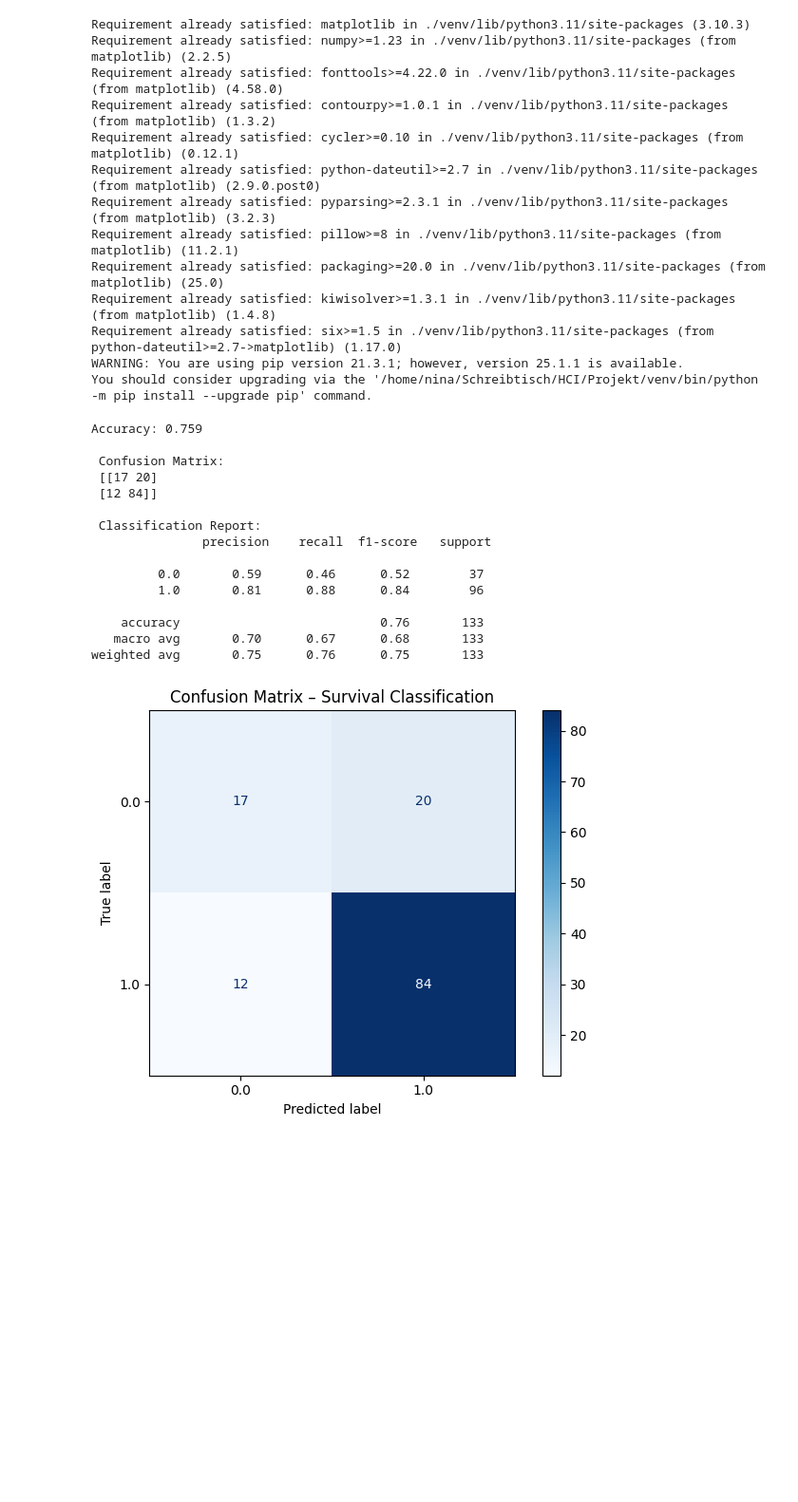
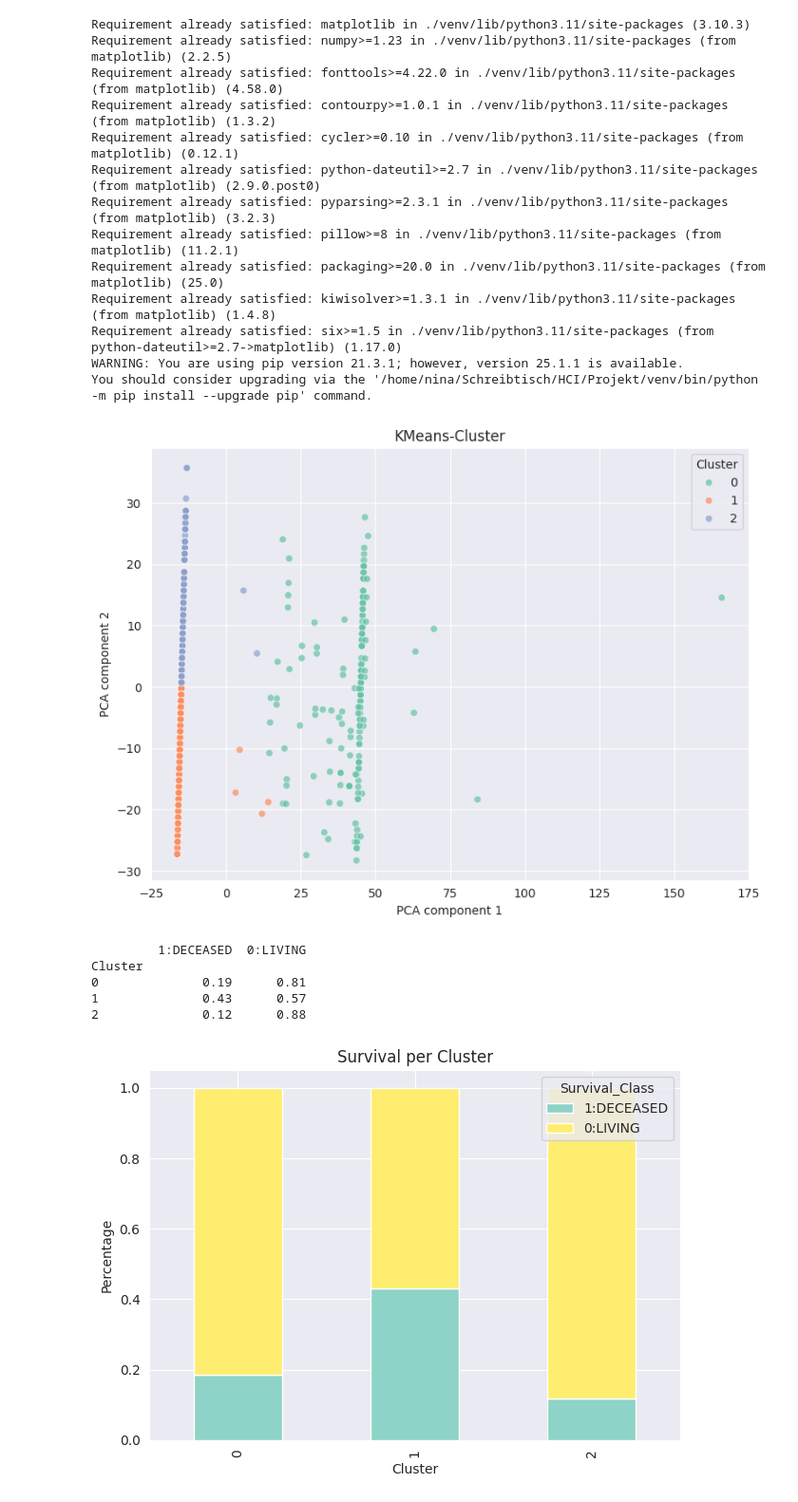
Before and after one commit to c2904/Cancer-Classification-with-XAI-Vis, a Jupyter notebook: data.ipynb, the cells around one changed output. Shown at 95% size. Cells and saved outputs as stored; diff of their text form; code cells hidden in the pictures; blank space fills up the shorter version.

Commit message:
K-Means Cluster

```diff
--- a/data.ipynb
+++ b/data.ipynb
@@ -19,10 +19,14 @@ You should consider upgrading via the '/home/nina/Schreibtisch/HCI/Projekt/venv/
 import pandas as pd
 import numpy as np
 import matplotlib.pyplot as plt
+import seaborn as sns
 from sklearn.model_selection import train_test_split
 from sklearn.ensemble import RandomForestClassifier
 from sklearn.metrics import accuracy_score, confusion_matrix, classification_report, ConfusionMatrixDisplay
 from sklearn.linear_model import LogisticRegression
+from sklearn.decomposition import PCA
+from sklearn.cluster import KMeans
+from sklearn.model_selection import train_test_split
 
 
 
@@ -62,8 +66,42 @@ df_encoded = pd.get_dummies(df,
 X = df_encoded.drop(columns=["Survival_Class"]) #feature matrix
 y = df_encoded["Survival_Class"] #target
 
+pca = PCA(n_components=2, random_state=42)
+X_pca = pca.fit_transform(X)
+
+kmeans = KMeans(n_clusters=3, random_state=42)
+clusters = kmeans.fit_predict(X)
+
+X["Cluster"] = clusters
 
 X_train, X_test, y_train, y_test = train_test_split(X, y, test_size=0.2, random_state=42)
+
+plt.figure(figsize=(8,6))
+sns.scatterplot(x=X_pca[:,0], y=X_pca[:,1], hue=clusters, palette="Set2", alpha=0.7)
+plt.title("KMeans-Cluster")
+plt.xlabel("PCA component 1")
+plt.ylabel("PCA component 2")
+plt.legend(title="Cluster")
+plt.tight_layout()
+plt.show()
+
+
+df_analysis = df_encoded.copy()
+df_analysis["Cluster"] = clusters
+df_analysis["Survival_Class"] = y.values
+
+cluster_summary = df_analysis.groupby("Cluster")["Survival_Class"].value_counts(normalize=True).unstack()
+cluster_summary.columns = ["1:DECEASED", "0:LIVING"]
+print(cluster_summary.round(2))
+
+cluster_summary.plot(kind="bar", stacked=True, colormap="Set3")
+plt.title("Survival per Cluster")
+plt.ylabel("Percentage")
+plt.xlabel("Cluster")
+plt.legend(title="Survival_Class")
+plt.tight_layout()
+plt.show()
+
 
 # train - random forest
 model = RandomForestClassifier(random_state=42)
@@ -77,46 +115,37 @@ log_model = LogisticRegression(max_iter=1000, class_weight="balanced", random_st
 log_model.fit(X_train, y_train)
 y_pred_log = log_model.predict(X_test)
 
 print("Accuracy:", round(accuracy_score(y_test, y_pred), 3))
 print("\n Confusion Matrix:\n", confusion_matrix(y_test, y_pred))
 print("\n Classification Report:\n", classification_report(y_test, y_pred))
 
 # visualize
 ConfusionMatrixDisplay.from_estimator(model, X_test, y_test, cmap='Blues')
 plt.title("Confusion Matrix – Survival Classification")
 plt.tight_layout()
 plt.show()
 
 # f1 score für verstorbene ziemlich gut (0.84)
 # f1 Wert für lebende Patienten ausbaufähig (0.52)
 # gesamtaccuracy ok
 # modell erkennt lebende patienten noch schlecht
 
 
 
 print(" Logistic Regression Ergebnisse")
 print(" Accuracy:", round(accuracy_score(y_test, y_pred_log), 3))
 print("\n Classification Report:\n", classification_report(y_test, y_pred_log))
 print("\n Confusion Matrix:\n", confusion_matrix(y_test, y_pred_log))
 
 ConfusionMatrixDisplay.from_estimator(log_model, X_test, y_test, cmap='Oranges')
 plt.title("Confusion Matrix – Logistic Regression")
 plt.tight_layout()
 plt.show()
 # %% [output]
+[figure, new version]
-Accuracy: 0.759
-
- Confusion Matrix:
- [[17 20]
- [12 84]]
-
- Classification Report:
-               precision    recall  f1-score   support
-
-         0.0       0.59      0.46      0.52        37
-         1.0       0.81      0.88      0.84        96
-
-    accuracy                           0.76       133
-   macro avg       0.70      0.67      0.68       133
-weighted avg       0.75      0.76      0.75       133
+         1:DECEASED  0:LIVING
+Cluster
+0              0.19      0.81
+1              0.43      0.57
+2              0.12      0.88
-[figure, old version]
+[figure, new version]
```
Also changed, not shown: parts of 1 cell of this notebook.
